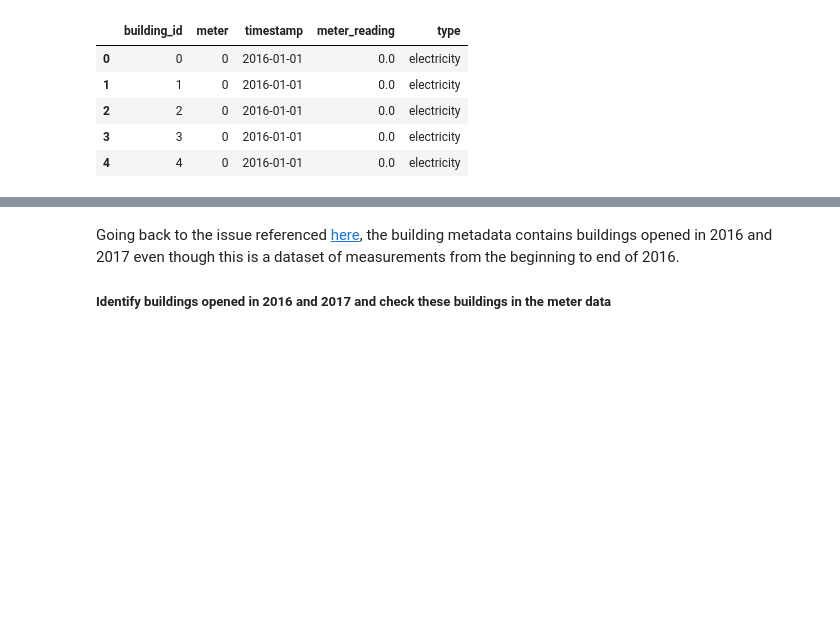
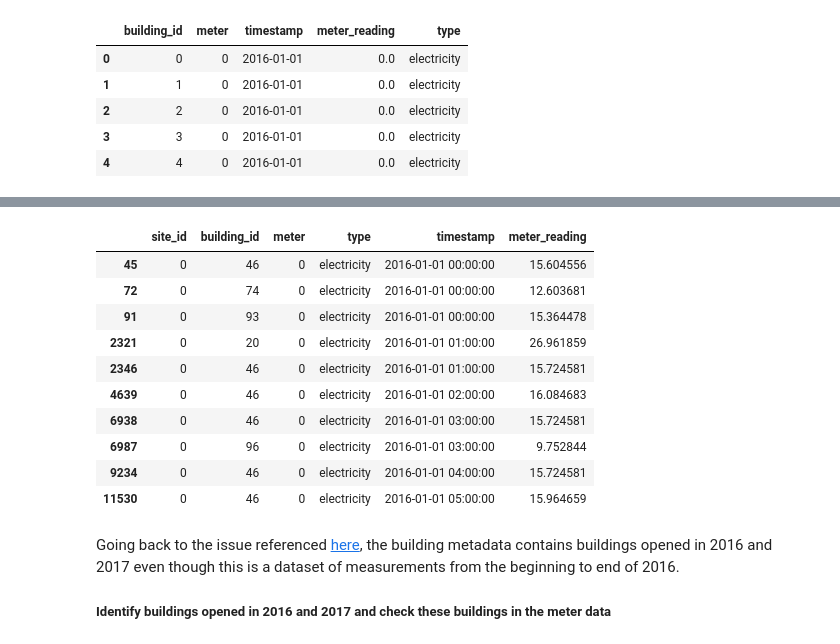
Before and after one commit to tri-bui/gep3-draft, a Jupyter notebook: cleaning.ipynb, the cells around one changed output, grey strips where cells are left out. Saved outputs shown, nothing was run; the diff lists cells and outputs as text; code cells hidden in the pictures; blank space fills up the shorter version.

```diff
--- a/cleaning.ipynb
+++ b/cleaning.ipynb
@@ -1289,3 +1315,19 @@ meter.head()
+# %%
+# 1 kBTU * 0.2931 = 1 kWh
+meter.loc[(meter.site_id == 0) & (meter.type == 'electricity'), 'meter_reading'] *= 0.2931
+meter[(meter.site_id == 0) & (meter.meter_reading > 0)].head(10)
+# %% [output]
+|  | site_id | building_id | meter | type | timestamp | meter_reading |
+| 45 | 0 | 46 | 0 | electricity | 2016-01-01 00:00:00 | 15.604556 |
+| 72 | 0 | 74 | 0 | electricity | 2016-01-01 00:00:00 | 12.603681 |
+| 91 | 0 | 93 | 0 | electricity | 2016-01-01 00:00:00 | 15.364478 |
+| 2321 | 0 | 20 | 0 | electricity | 2016-01-01 01:00:00 | 26.961859 |
+| 2346 | 0 | 46 | 0 | electricity | 2016-01-01 01:00:00 | 15.724581 |
+| 4639 | 0 | 46 | 0 | electricity | 2016-01-01 02:00:00 | 16.084683 |
+| 6938 | 0 | 46 | 0 | electricity | 2016-01-01 03:00:00 | 15.724581 |
+| 6987 | 0 | 96 | 0 | electricity | 2016-01-01 03:00:00 | 9.752844 |
+| 9234 | 0 | 46 | 0 | electricity | 2016-01-01 04:00:00 | 15.724581 |
+| 11530 | 0 | 46 | 0 | electricity | 2016-01-01 05:00:00 | 15.964659 |
 # %% [markdown]
 Going back to the issue referenced [here](#cleaning_ref1), the building metadata contains buildings opened in 2016 and 2017 even though this is a dataset of measurements from the beginning to end of 2016.
 
```
Also changed, not shown: parts of 5 cells of this notebook.
